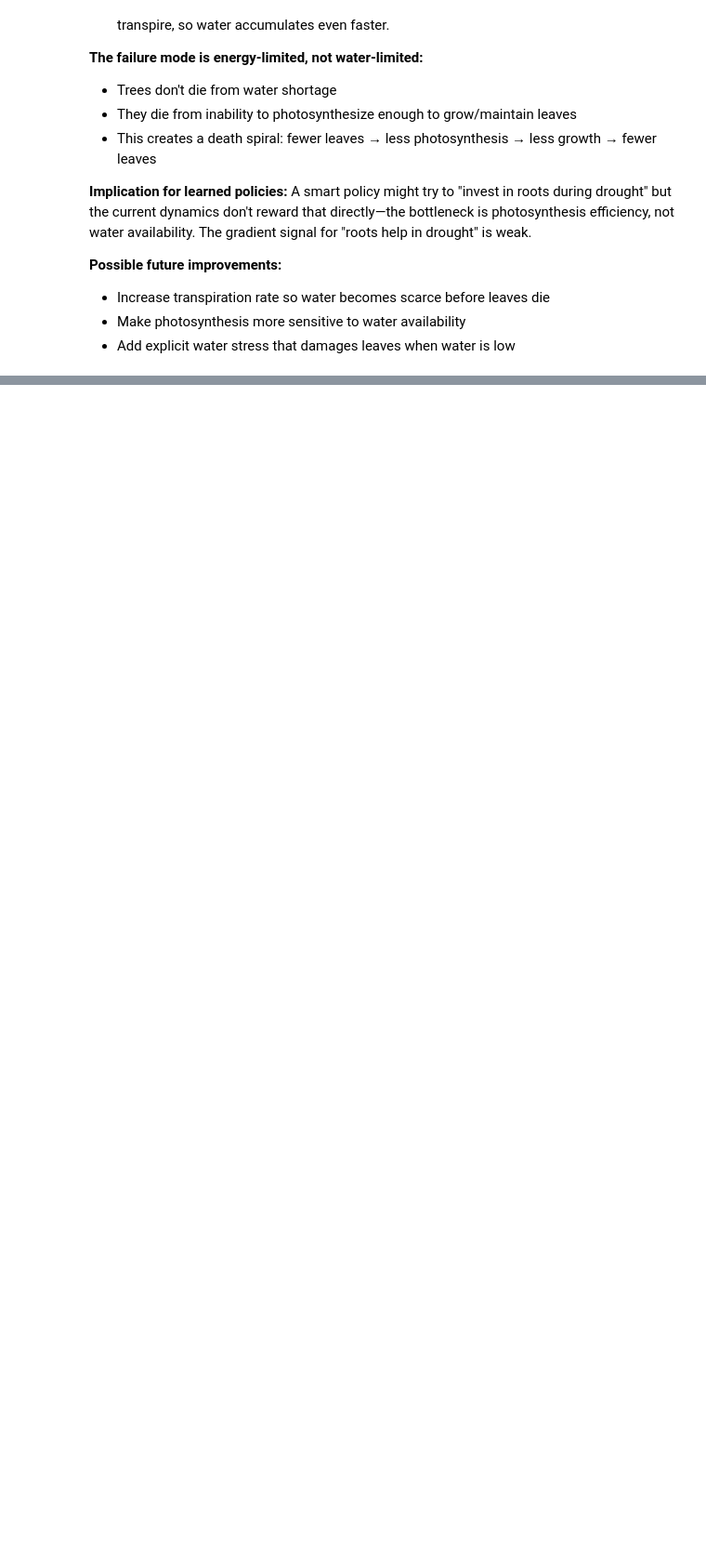
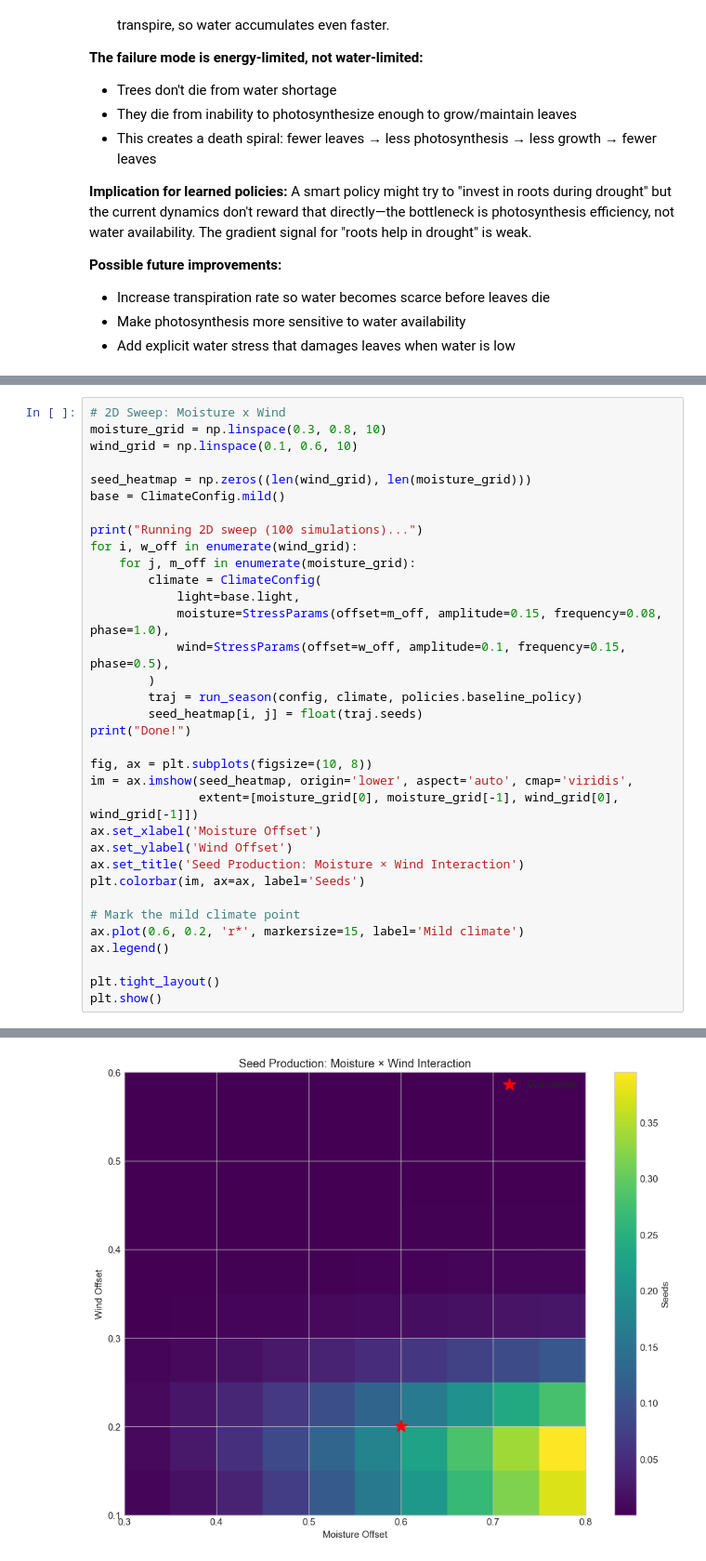
Before and after one commit to ndouglas/arborhedron, a Jupyter notebook: notebooks/02_rollout_baseline.ipynb, the cells around one changed output, grey strips where cells are left out. Shown at 93% size. Drawn from its saved outputs; the diff is of its cells as text; blank space fills up the shorter version.

Commit message:
02 rollout baseline improvements

```diff
--- a/notebooks/02_rollout_baseline.ipynb
+++ b/notebooks/02_rollout_baseline.ipynb
@@ -429,0 +587,35 @@ This notebook demonstrated:
+# %%
+# 2D Sweep: Moisture x Wind
+moisture_grid = np.linspace(0.3, 0.8, 10)
+wind_grid = np.linspace(0.1, 0.6, 10)
+
+seed_heatmap = np.zeros((len(wind_grid), len(moisture_grid)))
+base = ClimateConfig.mild()
+
+print("Running 2D sweep (100 simulations)...")
+for i, w_off in enumerate(wind_grid):
+    for j, m_off in enumerate(moisture_grid):
+        climate = ClimateConfig(
+            light=base.light,
+            moisture=StressParams(offset=m_off, amplitude=0.15, frequency=0.08, phase=1.0),
+            wind=StressParams(offset=w_off, amplitude=0.1, frequency=0.15, phase=0.5),
+        )
+        traj = run_season(config, climate, policies.baseline_policy)
+        seed_heatmap[i, j] = float(traj.seeds)
+print("Done!")
+
+fig, ax = plt.subplots(figsize=(10, 8))
+im = ax.imshow(seed_heatmap, origin='lower', aspect='auto', cmap='viridis',
+               extent=[moisture_grid[0], moisture_grid[-1], wind_grid[0], wind_grid[-1]])
+ax.set_xlabel('Moisture Offset')
+ax.set_ylabel('Wind Offset')
+ax.set_title('Seed Production: Moisture × Wind Interaction')
+plt.colorbar(im, ax=ax, label='Seeds')
+
+# Mark the mild climate point
+ax.plot(0.6, 0.2, 'r*', markersize=15, label='Mild climate')
+ax.legend()
+
+plt.tight_layout()
+plt.show()
+# %% [output]
@@ -429,0 +624 @@ This notebook demonstrated:
+[figure, added]
```
Also changed, not shown: parts of 16 cells of this notebook, 4 other files.
